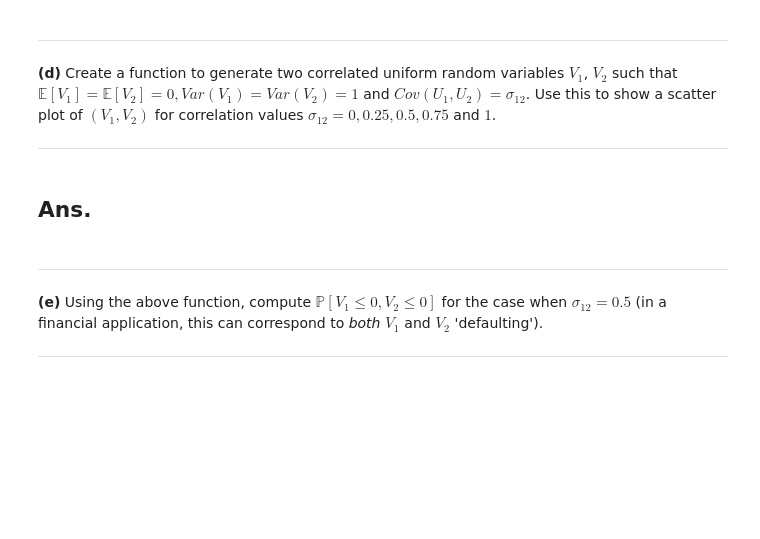
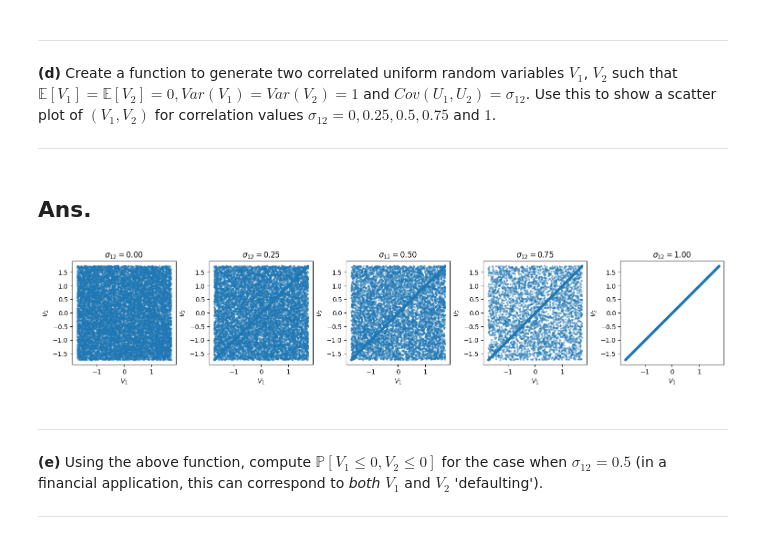
Before and after one commit to NBQian/ORIE-5581, a Jupyter notebook: HW4.ipynb, the cells around one changed output. Saved outputs shown, nothing was run; the diff lists cells and outputs as text; code cells hidden in the pictures; blank space fills up the shorter version.

```diff
--- a/HW4.ipynb
+++ b/HW4.ipynb
@@ -142,3 +390,21 @@ In particular, you can compute the Cholesky decomposition of the covariance matr
 <hr>
 # %% [markdown]
 ## Ans.
+# %%
+from scipy.linalg import cholesky
+
+np.random.seed(0)
+
+mu = np.array([0.14, 0.07, 0.16])
+Sigma = np.array([[0.0625, -0.01,   0.0375],
+                  [-0.01,   0.01,  -0.015],
+                  [0.0375, -0.015,  0.09]])
+
+L = cholesky(Sigma, lower=True)
+
+n = 10000000
+Z = np.random.normal(size=(n, 3))
+X = mu + Z @ L.T
+
+p = np.mean((X > 0).all(axis=1))
+print(f"Estimated probability: {p:.4f}")
@@ -188,6 +517,33 @@ What is $\mathbb{E}[V_2]$ and $Var(V_2)$?
 <hr>
 # %% [markdown]
 ## Ans.
+# %%
+def f(n, sig):
+    a, b = -np.sqrt(3), np.sqrt(3)
+    X1 = np.random.uniform(a, b, n)
+    X2 = np.random.uniform(a, b, n)
+    p = 1 - sig
+    B = np.random.binomial(1, p, n)
+    V1 = X1
+    V2 = (1 - B) * X1 + B * X2
+    return V1, V2
+
+n = 15000
+sigmas = [0, 0.25, 0.5, 0.75, 1.0]
+fig, axs = plt.subplots(1, len(sigmas), figsize=(15, 3), constrained_layout=True)
+
+for ax, s in zip(axs, sigmas):
+    v1, v2 = f(n, s)
+    rho = np.corrcoef(v1, v2)[0, 1]
+    ax.scatter(v1, v2, s=5, alpha=0.4)
+    ax.set_title(rf"$\sigma_{{12}}={s:.2f}$")
+    ax.set_xlabel("$V_1$")
+    ax.set_ylabel("$V_2$")
+    ax.set_aspect("equal")
+
+plt.show()
+# %% [output]
+[figure, added]
 # %% [markdown]
 <hr>
 
```
Also changed, not shown: parts of 29 cells of this notebook.
